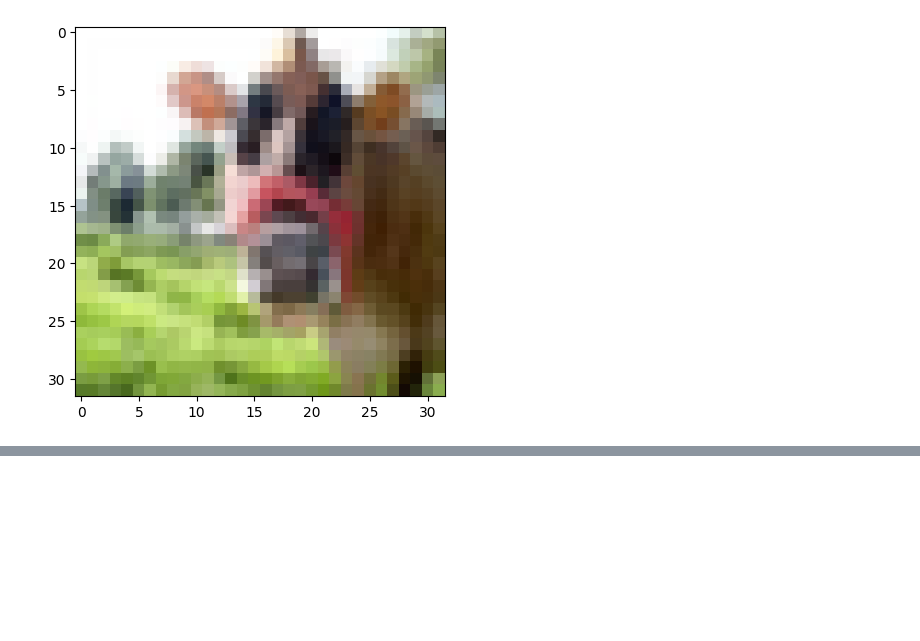
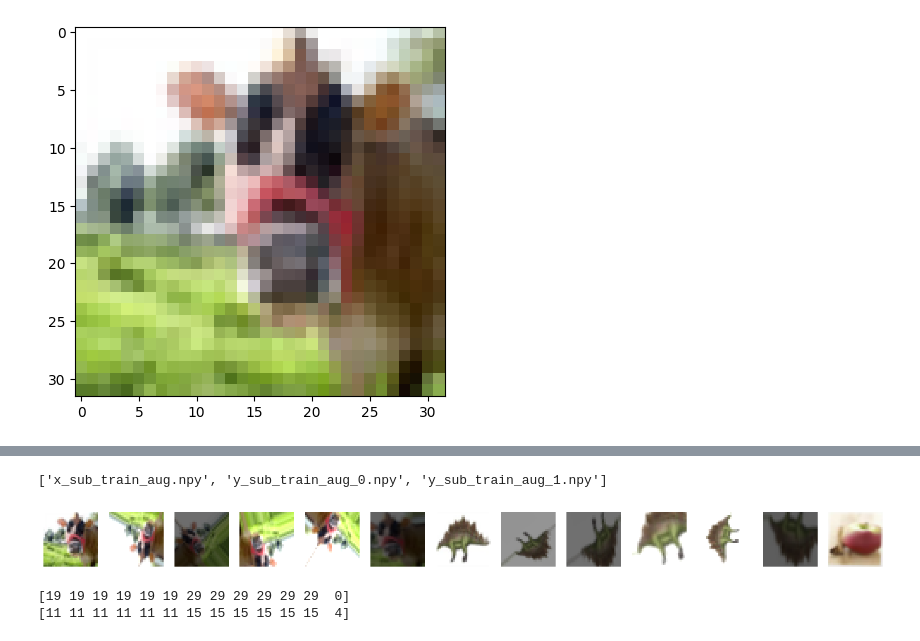
Before and after one commit to lneira19/NN-codes, a Jupyter notebook: testing/filesReading.ipynb, the cells around one changed output, grey strips where cells are left out. Saved outputs shown, nothing was run; the diff lists cells and outputs as text; code cells hidden in the pictures; blank space fills up the shorter version.

```diff
--- a/testing/filesReading.ipynb
+++ b/testing/filesReading.ipynb
@@ -96,0 +205,21 @@ plt.show()
+# %%
+print(getFileNames('prueba'))
+
+x_sub_train_aug = np.load('../'+'../'+'prueba'+'/'+getFileNames('prueba')[0])
+y_sub_train_aug_0 = np.load('../'+'../'+'prueba'+'/'+getFileNames('prueba')[1])
+y_sub_train_aug_1 = np.load('../'+'../'+'prueba'+'/'+getFileNames('prueba')[2])
+
+fig = plt.figure(figsize=(20,5))
+for i, img in enumerate(x_sub_train_aug[:13]):
+    ax = fig.add_subplot(1, len(x_sub_train_aug[:13]), i+1)
+    ax.imshow(img)
+    ax.axis('off')
+plt.show()
+
+print(y_sub_train_aug_0[:13])
+print(y_sub_train_aug_1[:13])
+# %% [output]
+['x_sub_train_aug.npy', 'y_sub_train_aug_0.npy', 'y_sub_train_aug_1.npy']
+[figure, added]
+[19 19 19 19 19 19 29 29 29 29 29 29  0]
+[11 11 11 11 11 11 15 15 15 15 15 15  4]
```
Also changed, not shown: parts of 6 cells of this notebook, 2 other files.
